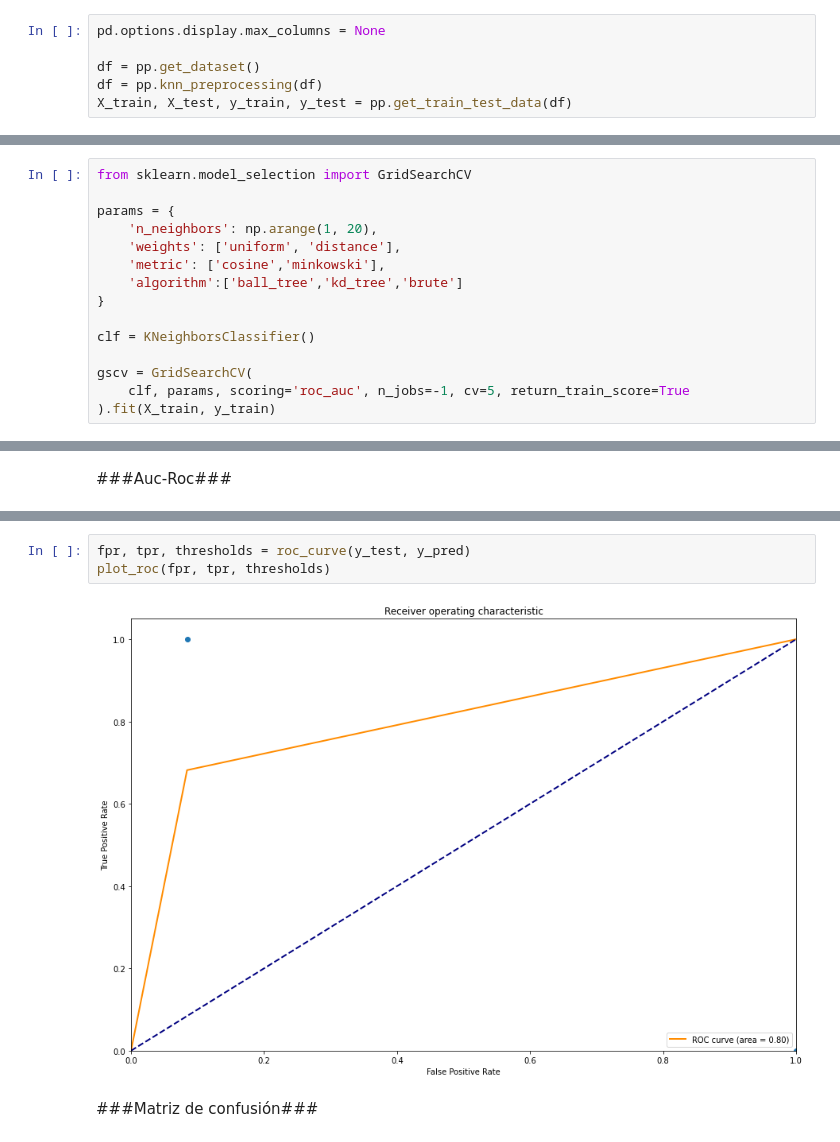
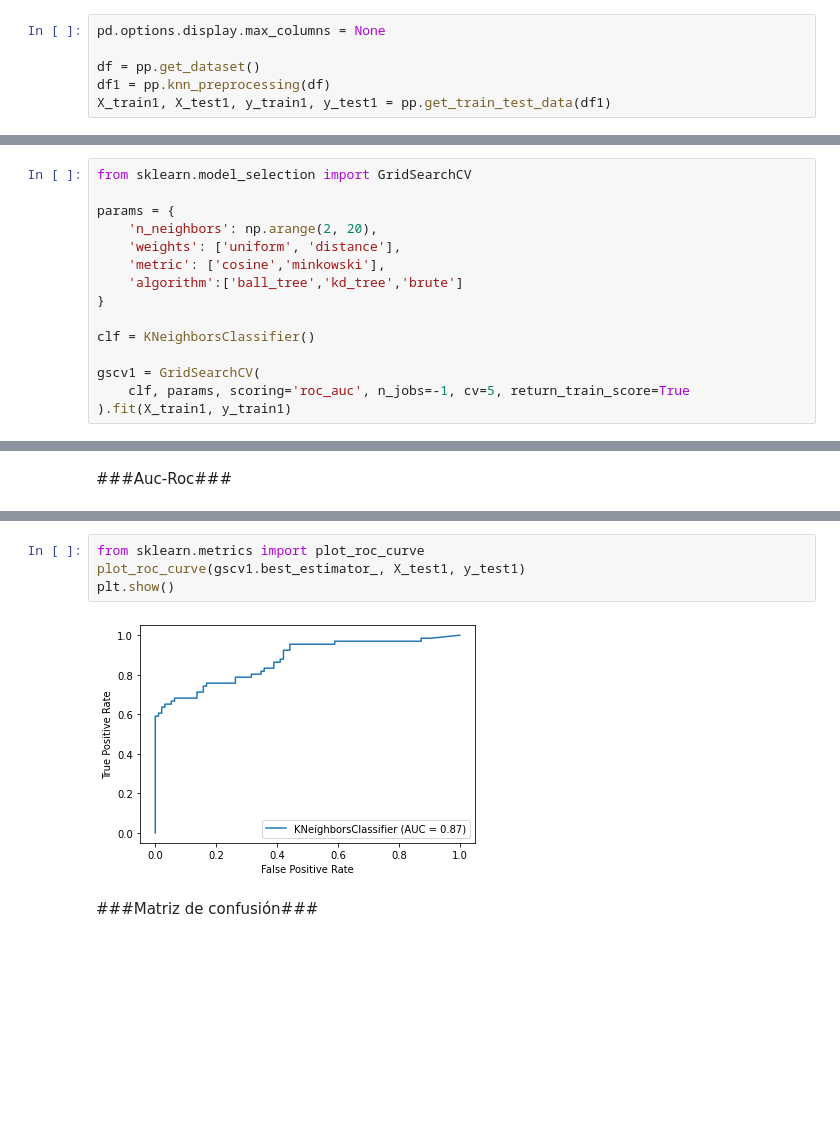
Before and after one commit to solcanalla/fiumark, a Jupyter notebook: knn.ipynb, the cells around one changed output, grey strips where cells are left out. Drawn from its saved outputs; the diff is of its cells as text; blank space fills up the shorter version.

```diff
--- a/knn.ipynb
+++ b/knn.ipynb
@@ -55,6 +36,6 @@ Para KNN es importante escalar los datos.
 pd.options.display.max_columns = None
 
 df = pp.get_dataset()
-df = pp.knn_preprocessing(df)
-X_train, X_test, y_train, y_test = pp.get_train_test_data(df)
+df1 = pp.knn_preprocessing(df)
+X_train1, X_test1, y_train1, y_test1 = pp.get_train_test_data(df1)
 # %% [markdown]
@@ -63,7 +44,7 @@ X_train, X_test, y_train, y_test = pp.get_train_test_data(df)
 from sklearn.model_selection import GridSearchCV
 
 params = {
-    'n_neighbors': np.arange(1, 20),
+    'n_neighbors': np.arange(2, 20),
     'weights': ['uniform', 'distance'],
     'metric': ['cosine','minkowski'],
     'algorithm':['ball_tree','kd_tree','brute']
@@ -71,7 +52,7 @@ params = {
 
 clf = KNeighborsClassifier()
 
-gscv = GridSearchCV(
+gscv1 = GridSearchCV(
     clf, params, scoring='roc_auc', n_jobs=-1, cv=5, return_train_score=True
-).fit(X_train, y_train)
+).fit(X_train1, y_train1)
 # %%
@@ -115,11 +131,12 @@ auc_roc = roc_auc_score(y_test, y_pred)
 auc_roc
 # %% [output]
 0.7988038277511961
-# %%
-fpr, tpr, thresholds = roc_curve(y_test, y_pred)
-plot_roc(fpr, tpr, thresholds)
-# %% [output]
-[figure, removed]
+# %%
+from sklearn.metrics import plot_roc_curve
+plot_roc_curve(gscv1.best_estimator_, X_test1, y_test1)
+plt.show()
+# %% [output]
+[figure, added]
 # %% [markdown]
 ###Matriz de confusión###
 # %%
```
Also changed, not shown: parts of 20 cells of this notebook.
